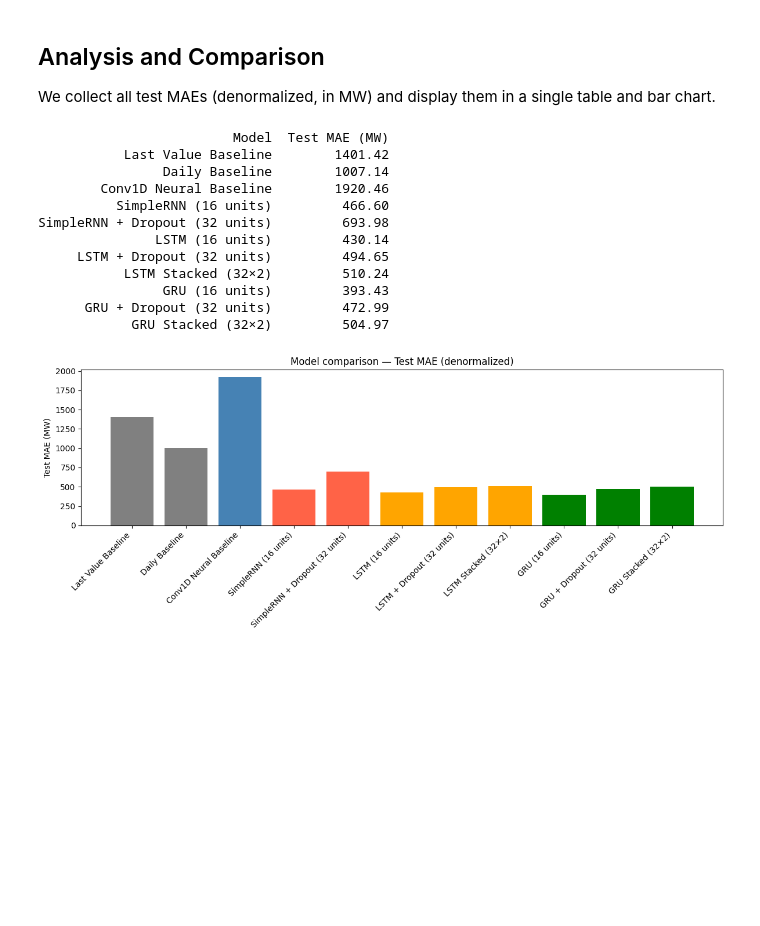
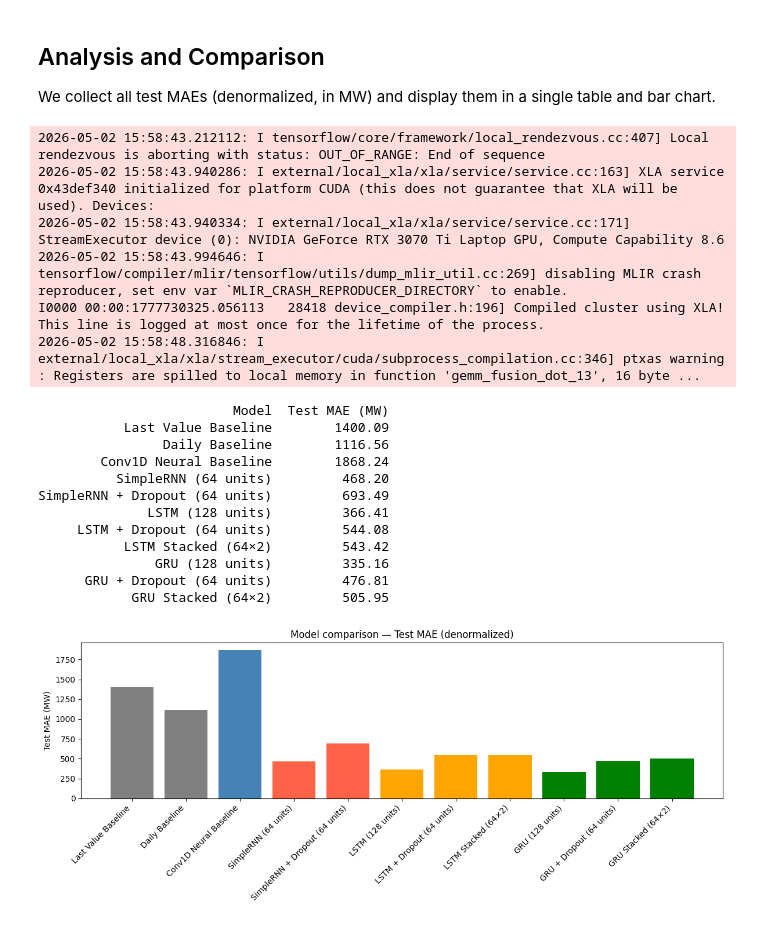
Before and after one commit to daniiprietoo/DL-P2-RNNs, a Jupyter notebook: P2_RNNs.ipynb, the cells around one changed output. Drawn from its saved outputs; the diff is of its cells as text; code cells hidden in the pictures; blank space fills up the shorter version.

Commit message:
Improvements in basic GRU and LSTM experiments

```diff
--- a/P2_RNNs.ipynb
+++ b/P2_RNNs.ipynb
@@ -93,8 +93,8 @@ test_df_scaled = (test_df - mean) / std
 from keras.utils import timeseries_dataset_from_array
 
 # sequences of 168 hours (1 week) to predict total load 3 hours ahead
-sequence_length = 168
-batch_size = 64
+sequence_length = 72
+batch_size = 32
 sample_rate = 1  # hourly data, so one sample per hour
 delay = sample_rate * (sequence_length + 3 - 1)  # 3 hours in the future
 
@@ -174,8 +170,8 @@ Last Value — Test MAE:       1401.42
 # %% [markdown]
 ### Last Day Baseline
 # %%
-# Target is 3h after the last element (pos 167), so 24h before target is pos 167+3-24 = 146
-daily_fn = lambda samples: samples[:, 146, -1]
+# Target is 3h after the last element (pos 72), so 24h before target is pos 72+3-24 = 51
+daily_fn = lambda samples: samples[:, 51, -1]
 
 print(f"Daily Baseline — Validation MAE: {evaluate_baseline(val_ds, daily_fn):.2f}")
 print(f"Daily Baseline — Test MAE:       {evaluate_baseline(test_ds, daily_fn):.2f}")
@@ -628,57 +653,63 @@ model_names = [
     "Last Value Baseline",
     "Daily Baseline",
     "Conv1D Neural Baseline",
-    "SimpleRNN (16 units)",
-    "SimpleRNN + Dropout (32 units)",
-    "LSTM (16 units)",
-    "LSTM + Dropout (32 units)",
-    "LSTM Stacked (32×2)",
-    "GRU (16 units)",
-    "GRU + Dropout (32 units)",
-    "GRU Stacked (32×2)",
+    "SimpleRNN (64 units)",
+    "SimpleRNN + Dropout (64 units)",
+    "LSTM (128 units)",
+    "LSTM + Dropout (64 units)",
+    "LSTM Stacked (64×2)",
+    "GRU (128 units)",
+    "GRU + Dropout (64 units)",
+    "GRU Stacked (64×2)",
 ]
 
 test_maes = [
     evaluate_baseline(test_ds, last_value_fn),
     evaluate_baseline(test_ds, daily_fn),
     get_test_mae("jena_conv.keras"),
     get_test_mae("jena_rnn.keras"),
     get_test_mae("jena_rnn_dropout.keras"),
     get_test_mae("jena_lstm.keras"),
     get_test_mae("jena_lstm_dropout.keras"),
     get_test_mae("jena_lstm_stacked.keras"),
     get_test_mae("jena_gru.keras"),
     get_test_mae("jena_gru_dropout.keras"),
     get_test_mae("jena_gru_stacked.keras"),
 ]
 
 results_df = pd.DataFrame({"Model": model_names, "Test MAE (MW)": test_maes})
 results_df["Test MAE (MW)"] = results_df["Test MAE (MW)"].round(2)
 print(results_df.to_string(index=False))
 
 # Bar chart
 plt.figure(figsize=(12, 5))
 colors = ["gray", "gray", "steelblue",
           "tomato", "tomato",
           "orange", "orange", "orange",
           "green", "green", "green"]
 plt.bar(model_names, test_maes, color=colors)
 plt.xticks(rotation=45, ha="right")
 plt.ylabel("Test MAE (MW)")
 plt.title("Model comparison — Test MAE (denormalized)")
 plt.tight_layout()
 plt.show()
 # %% [output]
-                         Model  Test MAE (MW)
-           Last Value Baseline        1401.42
-                Daily Baseline        1007.14
-        Conv1D Neural Baseline        1920.46
-          SimpleRNN (16 units)         466.60
-SimpleRNN + Dropout (32 units)         693.98
-               LSTM (16 units)         430.14
-     LSTM + Dropout (32 units)         494.65
-           LSTM Stacked (32×2)         510.24
-                GRU (16 units)         393.43
-      GRU + Dropout (32 units)         472.99
-            GRU Stacked (32×2)         504.97
+2026-05-02 15:58:43.212112: I tensorflow/core/framework/local_rendezvous.cc:407] Local rendezvous is aborting with status: OUT_OF_RANGE: End of sequence
+2026-05-02 15:58:43.940286: I external/local_xla/xla/service/service.cc:163] XLA service 0x43def340 initialized for platform CUDA (this does not guarantee that XLA will be used). Devices:
+2026-05-02 15:58:43.940334: I external/local_xla/xla/service/service.cc:171]   StreamExecutor device (0): NVIDIA GeForce RTX 3070 Ti Laptop GPU, Compute Capability 8.6
+2026-05-02 15:58:43.994646: I tensorflow/compiler/mlir/tensorflow/utils/dump_mlir_util.cc:269] disabling MLIR crash reproducer, set env var `MLIR_CRASH_REPRODUCER_DIRECTORY` to enable.
+I0000 00:00:1777730325.056113   28418 device_compiler.h:196] Compiled cluster using XLA!  This line is logged at most once for the lifetime of the process.
+2026-05-02 15:58:48.316846: I external/local_xla/xla/stream_executor/cuda/subprocess_compilation.cc:346] ptxas warning : Registers are spilled to local memory in function 'gemm_fusion_dot_13', 16 byte ...
+                         Model  Test MAE (MW)
+           Last Value Baseline        1400.09
+                Daily Baseline        1116.56
+        Conv1D Neural Baseline        1868.24
+          SimpleRNN (64 units)         468.20
+SimpleRNN + Dropout (64 units)         693.49
+              LSTM (128 units)         366.41
+     LSTM + Dropout (64 units)         544.08
+           LSTM Stacked (64×2)         543.42
+               GRU (128 units)         335.16
+      GRU + Dropout (64 units)         476.81
+            GRU Stacked (64×2)         505.95
-[figure, old version]
+[figure, new version]
```
Also changed, not shown: parts of 10 cells of this notebook, 2 other files.
